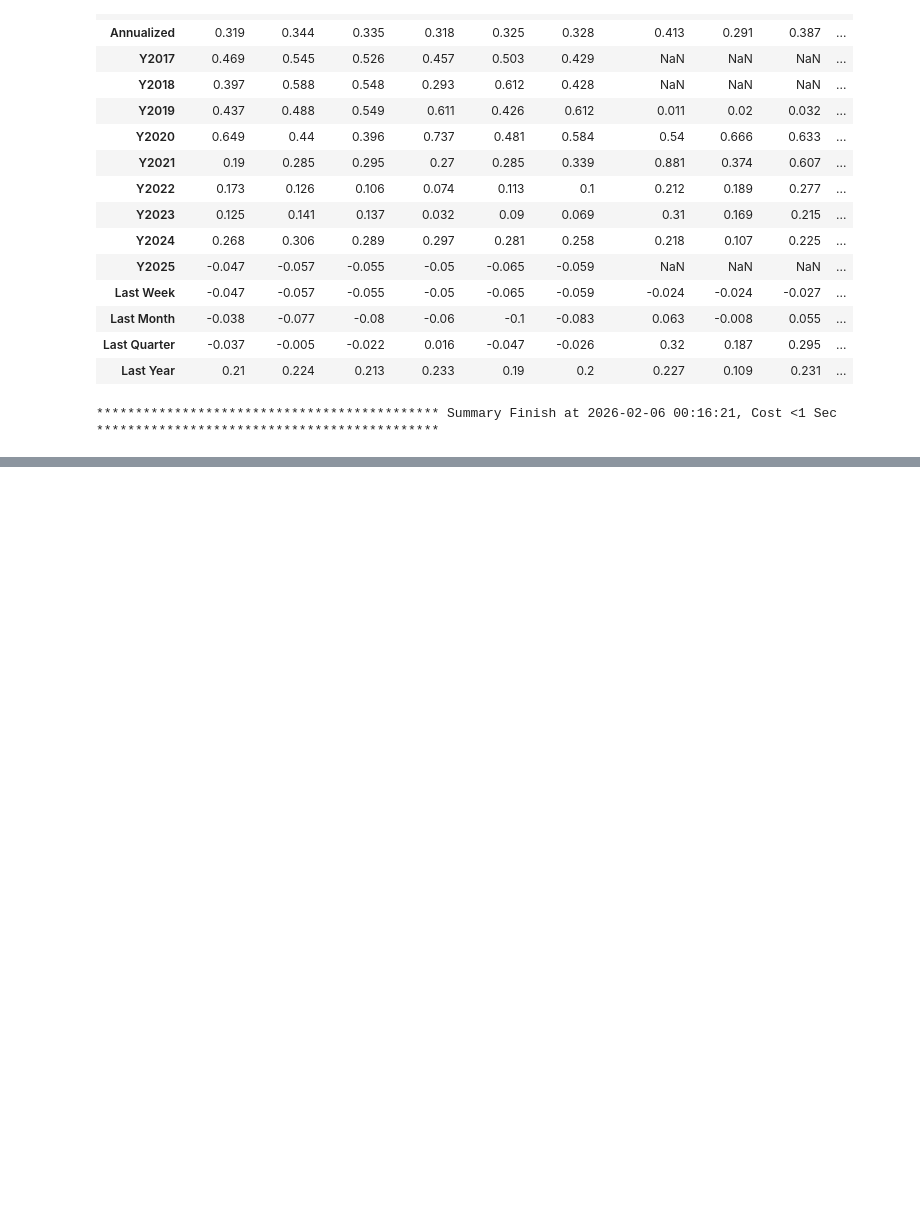
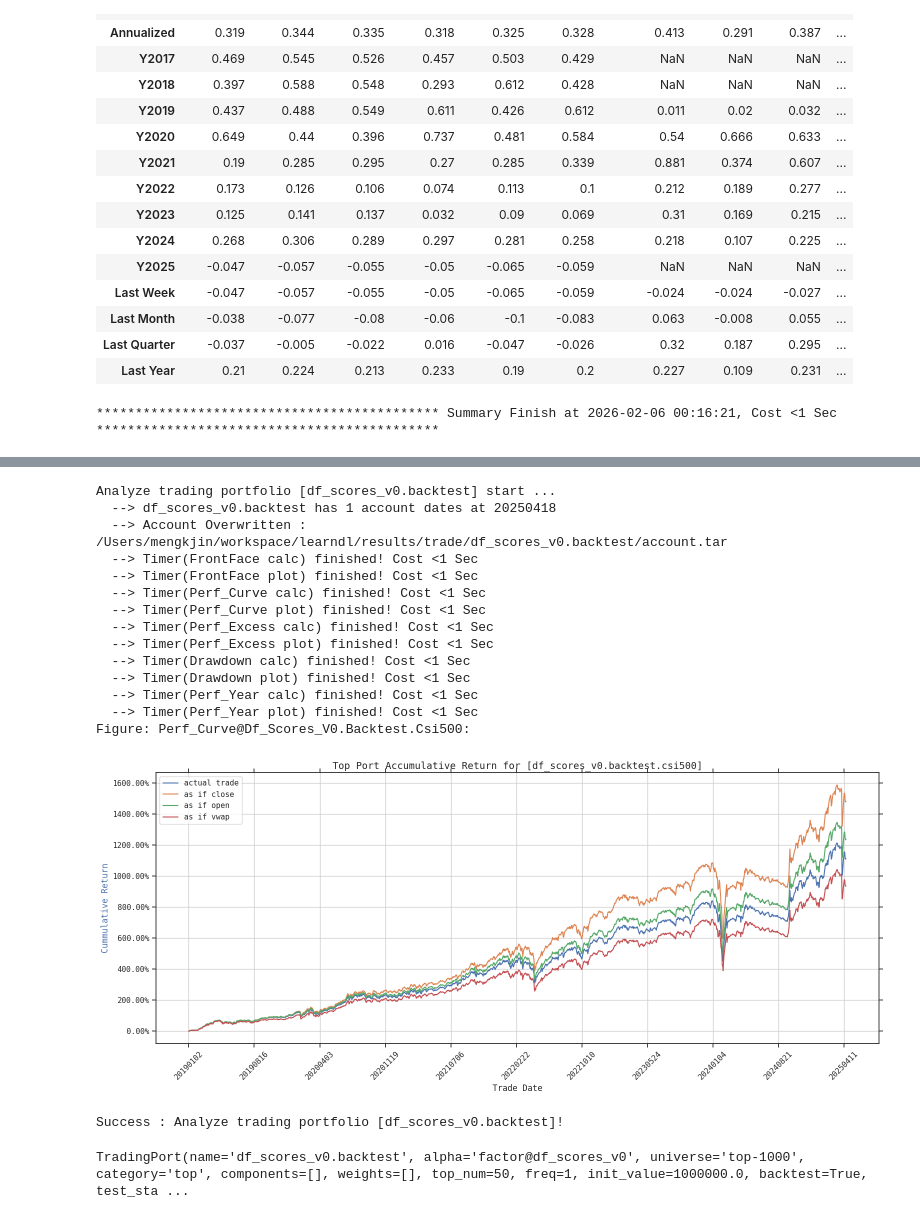
Before and after one commit to mengkjin/learndl, a Jupyter notebook: resources/notebooks/trade_port_analysis.ipynb, the cells around one changed output, grey strips where cells are left out. Cells and saved outputs as stored; diff of their text form; code cells hidden in the pictures; blank space fills up the shorter version.

```diff
--- a/resources/notebooks/trade_port_analysis.ipynb
+++ b/resources/notebooks/trade_port_analysis.ipynb
@@ -81,0 +91,22 @@ TradingPort(name='use_daily.backtest', alpha='big_combine', universe='top-1000',
+# %%
+from src.res.trading import TradingPort
+tp = TradingPort.load('df_scores_v0.backtest')
+tp.build(20250428).analyze(trade_engine='yale')
+# %% [output]
+Analyze trading portfolio [df_scores_v0.backtest] start ...
+  --> df_scores_v0.backtest has 1 account dates at 20250418
+  --> Account Overwritten : /Users/mengkjin/workspace/learndl/results/trade/df_scores_v0.backtest/account.tar
+  --> Timer(FrontFace calc) finished! Cost <1 Sec
+  --> Timer(FrontFace plot) finished! Cost <1 Sec
+  --> Timer(Perf_Curve calc) finished! Cost <1 Sec
+  --> Timer(Perf_Curve plot) finished! Cost <1 Sec
+  --> Timer(Perf_Excess calc) finished! Cost <1 Sec
+  --> Timer(Perf_Excess plot) finished! Cost <1 Sec
+  --> Timer(Drawdown calc) finished! Cost <1 Sec
+  --> Timer(Drawdown plot) finished! Cost <1 Sec
+  --> Timer(Perf_Year calc) finished! Cost <1 Sec
+  --> Timer(Perf_Year plot) finished! Cost <1 Sec
+Figure: Perf_Curve@Df_Scores_V0.Backtest.Csi500:
+[figure, added]
+Success : Analyze trading portfolio [df_scores_v0.backtest]!
+TradingPort(name='df_scores_v0.backtest', alpha='factor@df_scores_v0', universe='top-1000', category='top', components=[], weights=[], top_num=50, freq=1, init_value=1000000.0, backtest=True, test_sta ...
```
Also changed, not shown: parts of 5 cells of this notebook, 41 other files.
